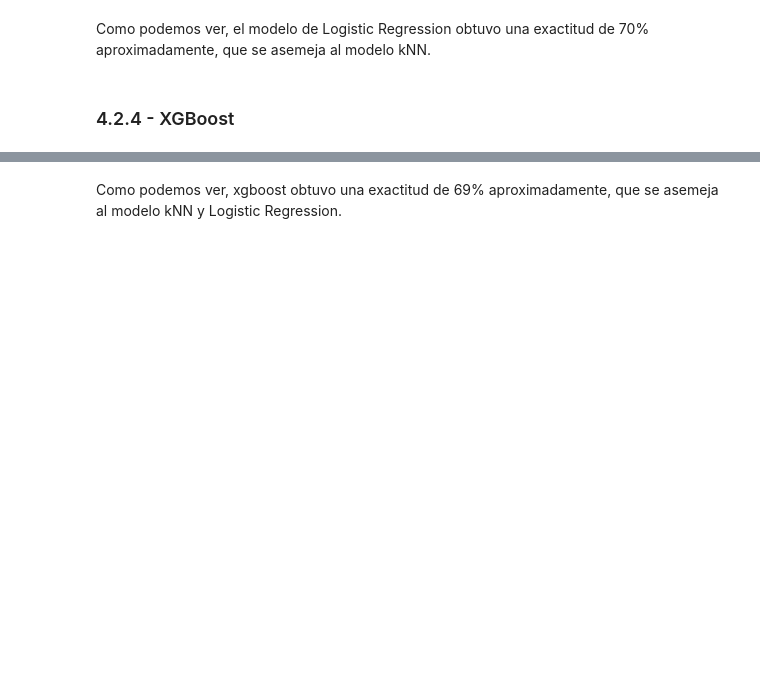
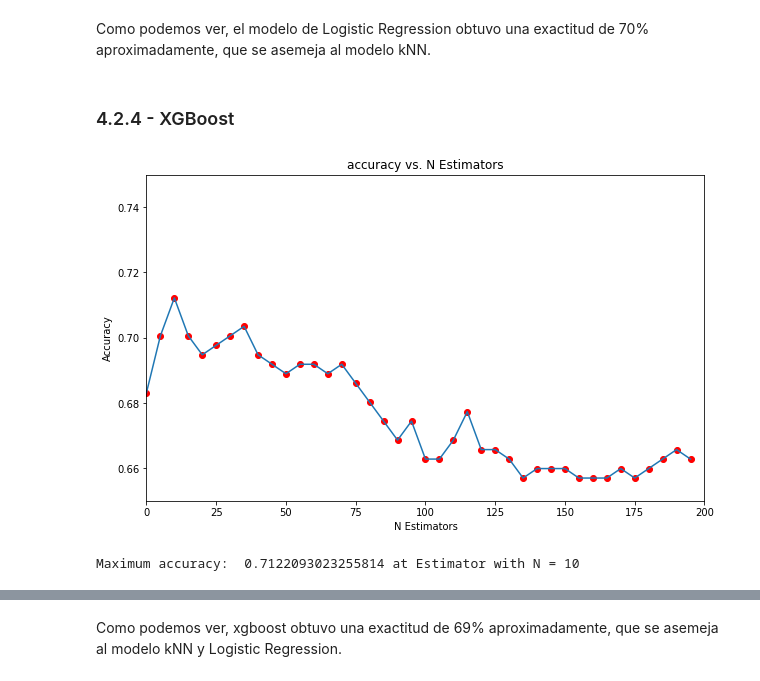
Before and after one commit to AbrahamG20/TPMachineLearning, a Jupyter notebook: TP_Machine_Learning.ipynb, the cells around one changed output, grey strips where cells are left out. Saved outputs shown, nothing was run; the diff lists cells and outputs as text; code cells hidden in the pictures; blank space fills up the shorter version.

```diff
--- a/TP_Machine_Learning.ipynb
+++ b/TP_Machine_Learning.ipynb
@@ -441,3 +449,35 @@ clf_LR.score(X_test, Y_test)
 Como podemos ver, el modelo de Logistic Regression obtuvo una exactitud de 70% aproximadamente, que se asemeja al modelo kNN.
 # %% [markdown]
 ### 4.2.4 - XGBoost
+# %%
+result_xgb_ac=[]
+result_xgb_n_estimators=[]
+for i in range(0,200,5):
+    xg_model_test = xgb.XGBClassifier(learning_rate =0.1,
+									n_estimators=i,
+									max_depth=5,
+									min_child_weight=1,
+									gamma=0,
+									subsample=0.8,
+									colsample_bytree=0.8,
+									objective= 'binary:logistic',
+									scale_pos_weight=1)
+    xg_model_test.fit(X_train,Y_train)
+    y_XGB = xg_model_test.predict(X_test)
+    aux_score = accuracy_score(Y_test, y_XGB)
+    result_xgb_ac+=[aux_score]
+    result_xgb_n_estimators+=[i]
+
+plt.figure(figsize=(10,6))
+plt.scatter(result_xgb_n_estimators, result_xgb_ac, c='r')
+plt.plot(result_xgb_n_estimators, result_xgb_ac)
+plt.xlabel('N Estimators')
+plt.ylabel('Accuracy')
+plt.xlim(0, 200)
+plt.ylim(0.65, 0.75)
+plt.title('accuracy vs. N Estimators')
+plt.show()
+print("Maximum accuracy: ",max(result_xgb_ac),"at Estimator with N =",result_xgb_n_estimators[result_xgb_ac.index(max(result_xgb_ac))])
+# %% [output]
+[figure, added]
+Maximum accuracy:  0.7122093023255814 at Estimator with N = 10
```
Also changed, not shown: parts of 18 cells of this notebook.
